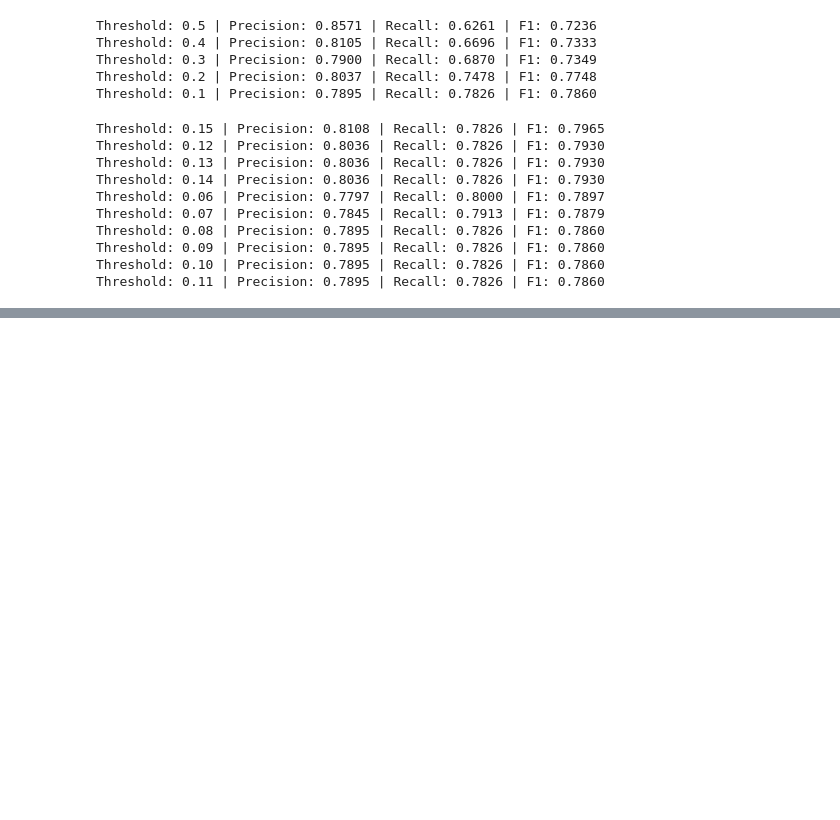
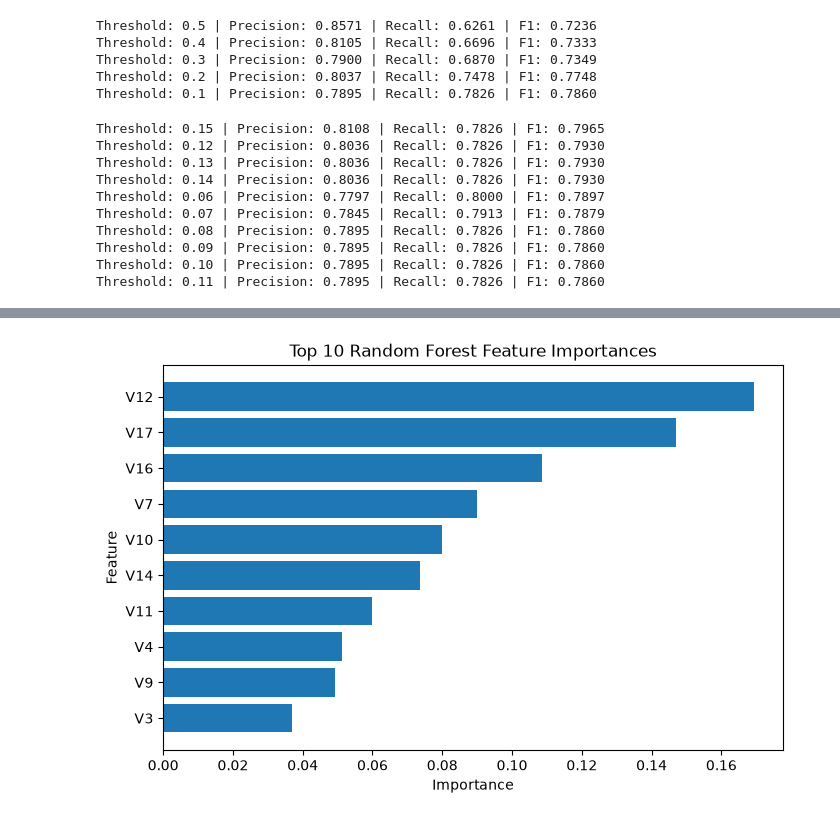
Before and after one commit to Megapixel777/fraud-detection-ai, a Jupyter notebook: notebooks/02_data_exploration.ipynb, the cells around one changed output, grey strips where cells are left out. Cells and saved outputs as stored; diff of their text form; code cells hidden in the pictures; blank space fills up the shorter version.

Commit message:
Evaluate final fraud detection model

```diff
--- a/notebooks/02_data_exploration.ipynb
+++ b/notebooks/02_data_exploration.ipynb
@@ -1657,0 +1667,2 @@ Threshold: 0.11 | Precision: 0.7895 | Recall: 0.7826 | F1: 0.7860
+# %%
+rf_model = rf.fit(train_df)
@@ -1657,0 +1858,12 @@ Threshold: 0.11 | Precision: 0.7895 | Recall: 0.7826 | F1: 0.7860
+# %%
+feature_importance_list = [
+    (feature, importance)
+    for feature, importance
+    in zip(feature_columns, importances)
+]
+# %%
+feature_importance_list = sorted(
+    feature_importance_list,
+    key=lambda x: x[1],
+    reverse=True
+)
@@ -1657,0 +1891,14 @@ Threshold: 0.11 | Precision: 0.7895 | Recall: 0.7826 | F1: 0.7860
+# %%
+# ==========================
+# Top 10 Feature Importances
+# ==========================
+
+import pandas as pd
+import matplotlib.pyplot as plt
+
+importance_pd = pd.DataFrame(
+    feature_importance_list[:10],
+    columns=["Feature", "Importance"]
+)
+
+importance_pd
@@ -1657,0 +1917,17 @@ Threshold: 0.11 | Precision: 0.7895 | Recall: 0.7826 | F1: 0.7860
+# %%
+plt.figure(figsize=(8, 5))
+
+plt.barh(
+    importance_pd["Feature"],
+    importance_pd["Importance"]
+)
+
+plt.xlabel("Importance")
+plt.ylabel("Feature")
+plt.title("Top 10 Random Forest Feature Importances")
+
+plt.gca().invert_yaxis()
+
+plt.show()
+# %% [output]
+[figure, added]
```
Also changed, not shown: parts of 34 cells of this notebook.
